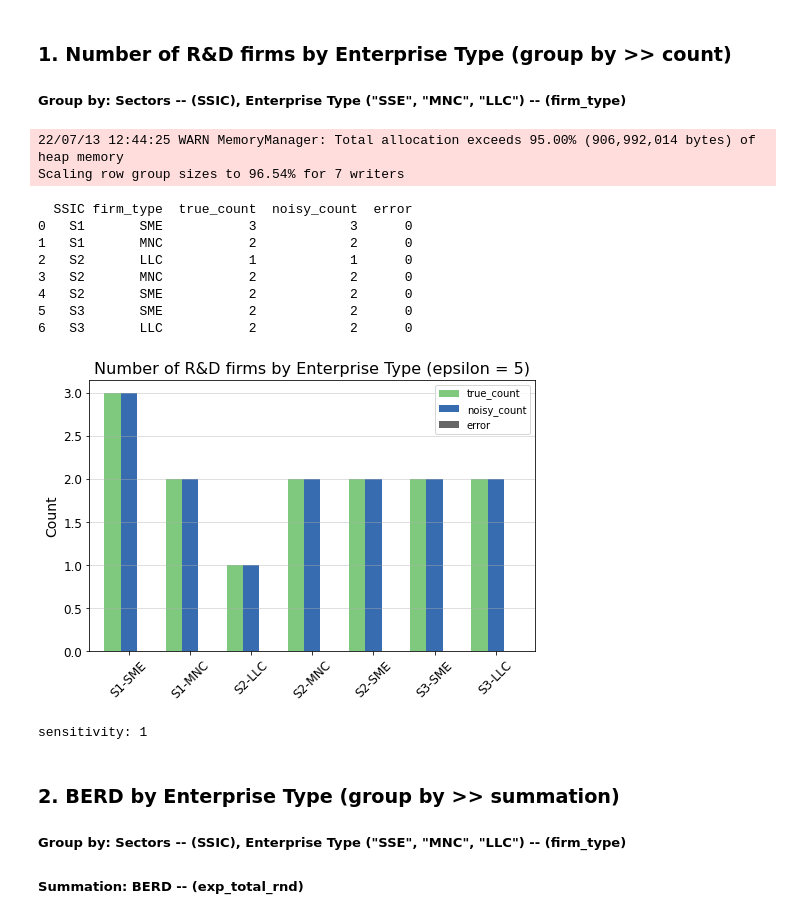
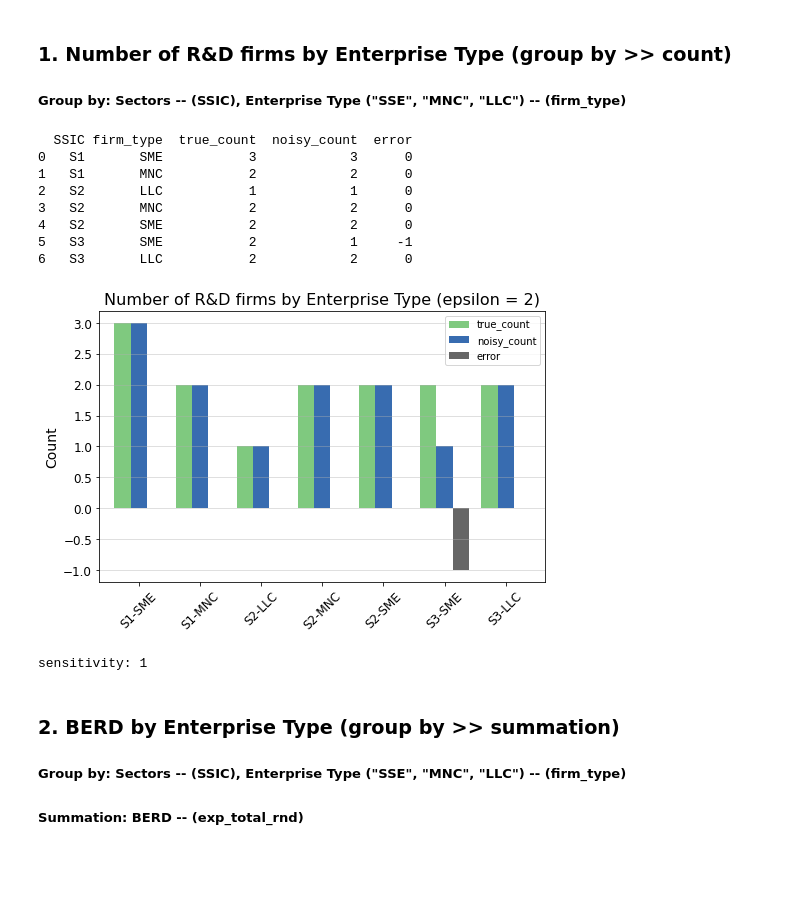
Before and after one commit to anshu-govtech/dp-tumult-labs, a Jupyter notebook: pilot_study_nrf_limited_data.ipynb, the cells around one changed output. Cells and saved outputs as stored; diff of their text form; code cells hidden in the pictures; blank space fills up the shorter version.

```diff
--- a/pilot_study_nrf_limited_data.ipynb
+++ b/pilot_study_nrf_limited_data.ipynb
@@ -297,38 +300,36 @@ sectors_firm_type_keys = KeySet.from_dict({
 # %%
 # Laplacian noise
-epsilon = 5
+epsilon = 2
 
 # group by query
 count_sectors_firm_type_query = (
     QueryBuilder("sectors_analysis")
     .groupby(sectors_firm_type_keys)
     .count()
 )
 
 # privacy budget for the query
 dp_private_data = session.evaluate(
     count_sectors_firm_type_query,
     privacy_budget=PureDPBudget(epsilon),
 )
 
 # show visualisation
 visualise(dp_private_data, public_data, ["firm_type"], "count", "Count", "Number of R&D firms by Enterprise Type (epsilon = {})".format(epsilon), None, None).show()
 print(f"sensitivity: {session._stability['sectors_analysis']}")
 
 # print_laplace_confidence_interval(session._stability["sectors_analysis"], epsilon)
 # %% [output]
-22/07/13 12:44:25 WARN MemoryManager: Total allocation exceeds 95.00% (906,992,014 bytes) of heap memory
-Scaling row group sizes to 96.54% for 7 writers
+  SSIC firm_type  true_count  noisy_count  error
+0   S1       SME           3            3      0
+1   S1       MNC           2            2      0
+2   S2       LLC           1            1      0
+3   S2       MNC           2            2      0
+4   S2       SME           2            2      0
+5   S3       SME           2            1     -1
+6   S3       LLC           2            2      0
+[figure, new version]
-  SSIC firm_type  true_count  noisy_count  error
-0   S1       SME           3            3      0
-1   S1       MNC           2            2      0
-2   S2       LLC           1            1      0
-3   S2       MNC           2            2      0
-4   S2       SME           2            2      0
-5   S3       SME           2            2      0
-6   S3       LLC           2            2      0
+sensitivity: 1
-[figure, old version]
-sensitivity: 1
 # %% [markdown]
 ### 2. BERD by Enterprise Type (group by >> summation)
 
```
Also changed, not shown: parts of 4 cells of this notebook.
